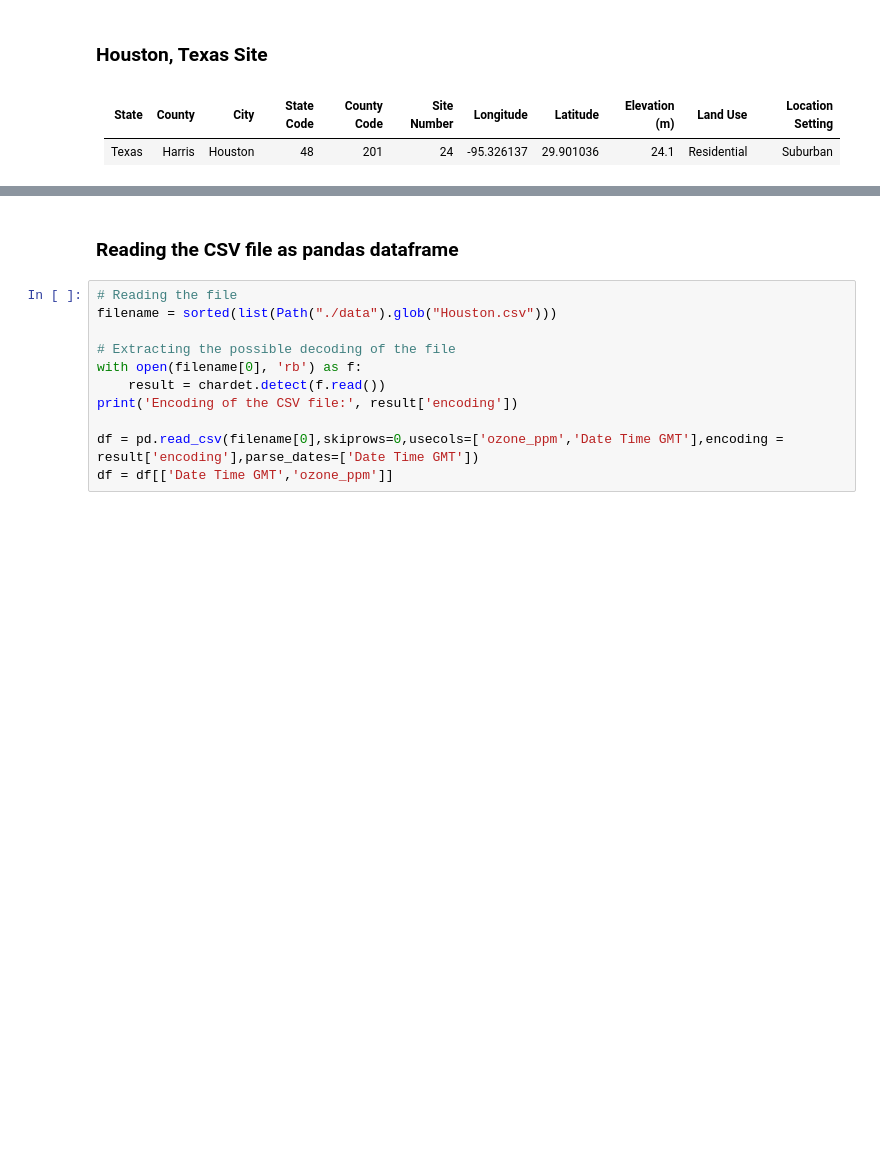
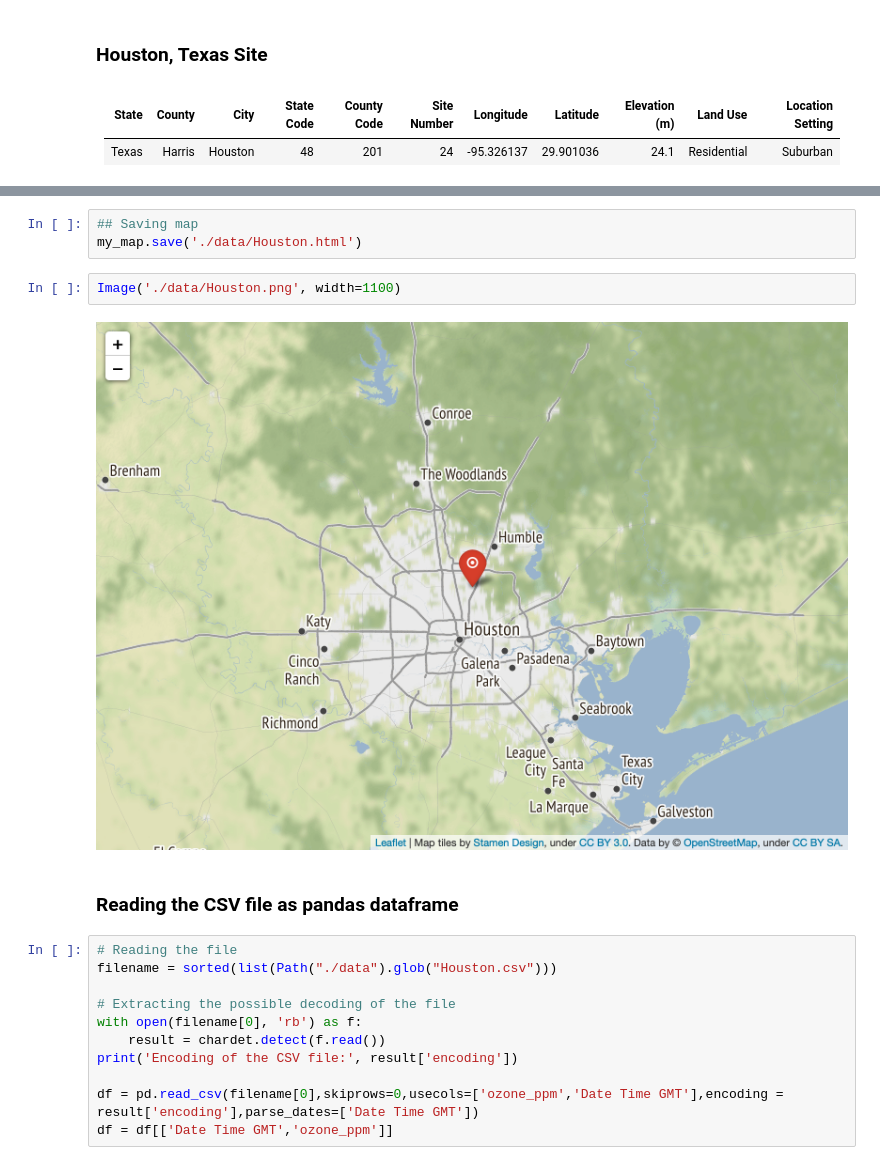
Before and after one commit to EngIyasu/Long_Term_Climatology_of_Ozone, a Jupyter notebook: Ozone_Long_Term_Climatology.ipynb, the cells around one changed output, grey strips where cells are left out. Saved outputs shown, nothing was run; the diff lists cells and outputs as text; blank space fills up the shorter version.

```diff
--- a/Ozone_Long_Term_Climatology.ipynb
+++ b/Ozone_Long_Term_Climatology.ipynb
@@ -60,3 +64,10 @@ browser.quit()
+# %%
+## Saving map
+my_map.save('./data/Houston.html')
+# %%
+Image('./data/Houston.png', width=1100)
+# %% [output]
+[figure, added]
 # %% [markdown]
 ### Reading the CSV file as pandas dataframe
 # %%
```
Also changed, not shown: parts of 12 cells of this notebook.
